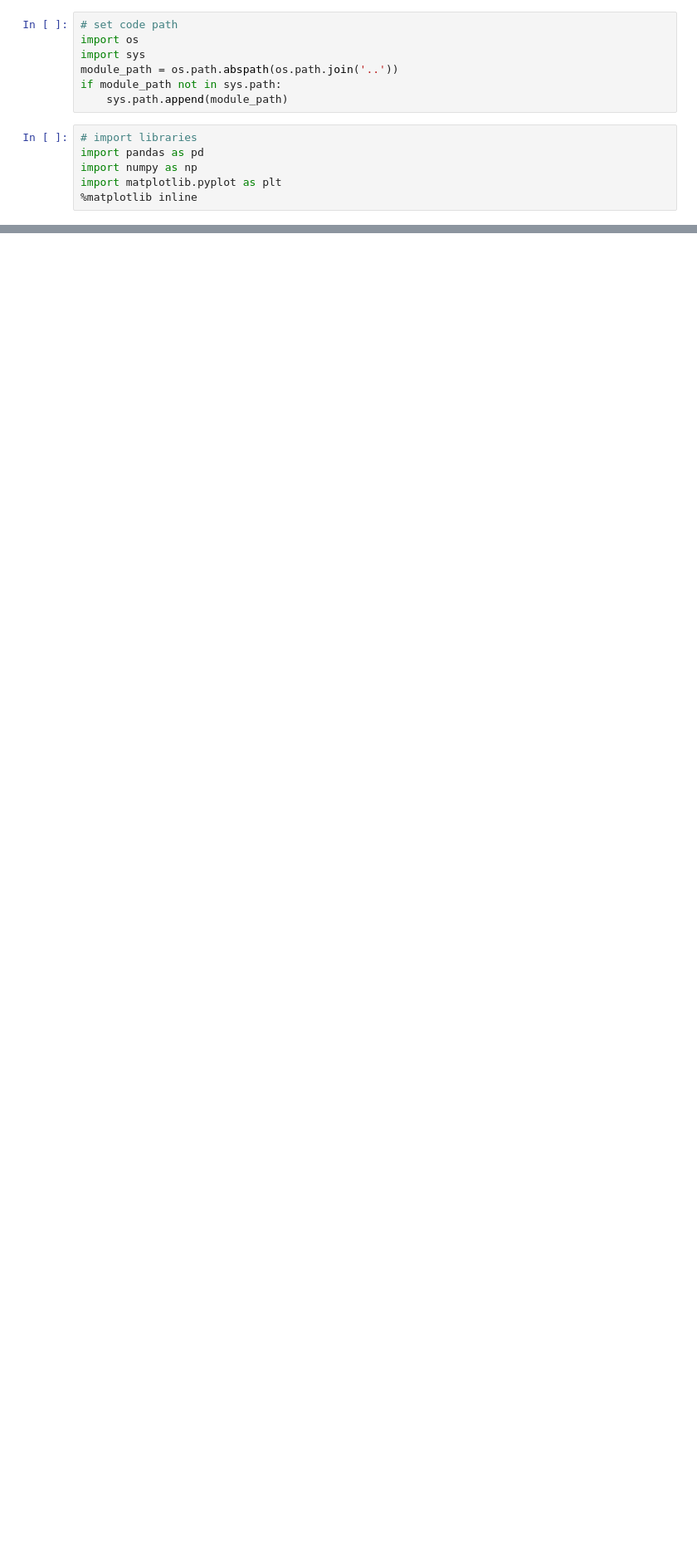
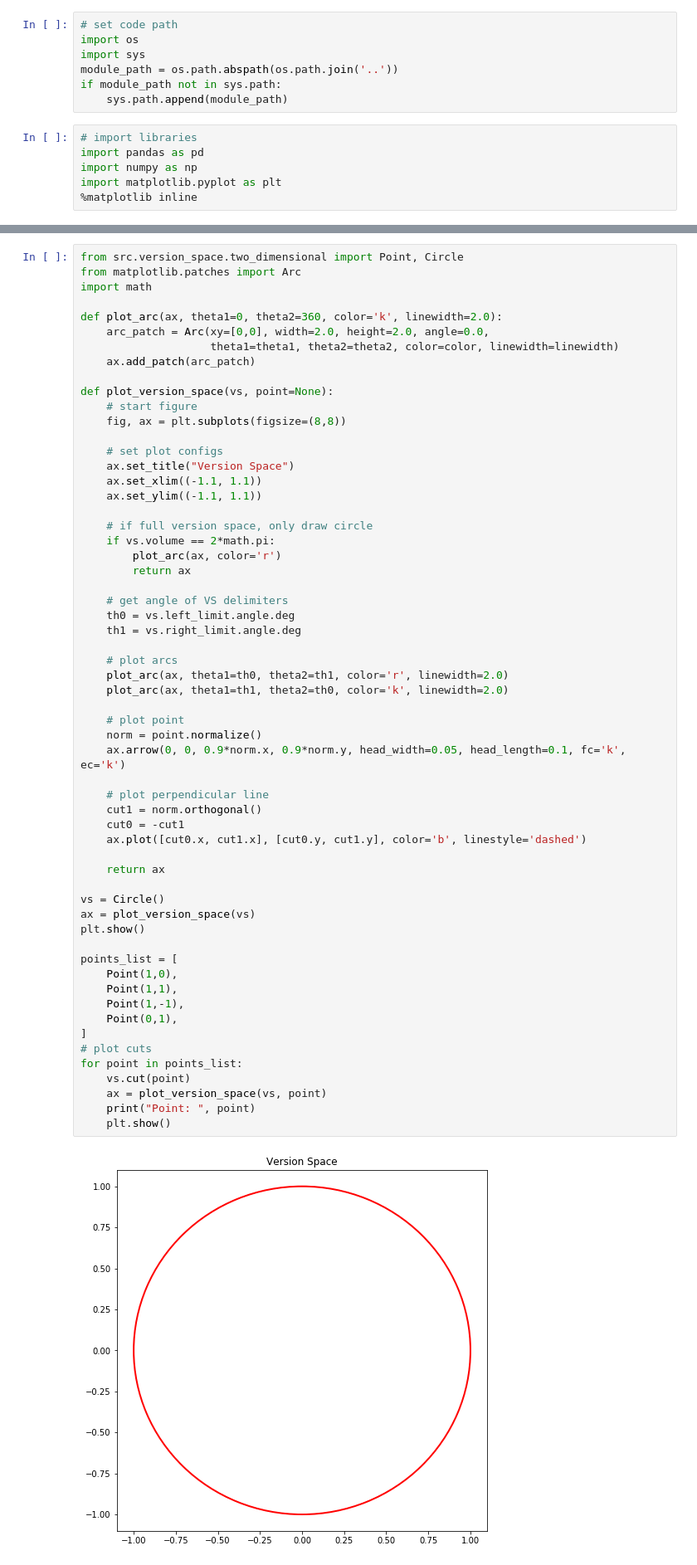
Before and after one commit to AIDEmeProject/PythonMiddleware, a Jupyter notebook: notebooks/version space convergence.ipynb, the cells around one changed output, grey strips where cells are left out. Shown at 83% size. Cells and saved outputs as stored; diff of their text form; blank space fills up the shorter version.

```diff
--- a/notebooks/version space convergence.ipynb
+++ b/notebooks/version space convergence.ipynb
@@ -18,0 +39,61 @@ import matplotlib.pyplot as plt
+# %%
+from src.version_space.two_dimensional import Point, Circle
+from matplotlib.patches import Arc
+import math
+
+def plot_arc(ax, theta1=0, theta2=360, color='k', linewidth=2.0):
+    arc_patch = Arc(xy=[0,0], width=2.0, height=2.0, angle=0.0,
+                    theta1=theta1, theta2=theta2, color=color, linewidth=linewidth)
+    ax.add_patch(arc_patch)
+
+def plot_version_space(vs, point=None):
+    # start figure
+    fig, ax = plt.subplots(figsize=(8,8))
+
+    # set plot configs
+    ax.set_title("Version Space")
+    ax.set_xlim((-1.1, 1.1))
+    ax.set_ylim((-1.1, 1.1))
+
+    # if full version space, only draw circle
+    if vs.volume == 2*math.pi:
+        plot_arc(ax, color='r')
+        return ax
+
+    # get angle of VS delimiters
+    th0 = vs.left_limit.angle.deg
+    th1 = vs.right_limit.angle.deg
+
+    # plot arcs
+    plot_arc(ax, theta1=th0, theta2=th1, color='r', linewidth=2.0)
+    plot_arc(ax, theta1=th1, theta2=th0, color='k', linewidth=2.0)
+
+    # plot point
+    norm = point.normalize()
+    ax.arrow(0, 0, 0.9*norm.x, 0.9*norm.y, head_width=0.05, head_length=0.1, fc='k', ec='k')
+
+    # plot perpendicular line
+    cut1 = norm.orthogonal()
+    cut0 = -cut1
+    ax.plot([cut0.x, cut1.x], [cut0.y, cut1.y], color='b', linestyle='dashed')
+
+    return ax
+
+vs = Circle()
+ax = plot_version_space(vs)
+plt.show()
+
+points_list = [
+    Point(1,0),
+    Point(1,1),
+    Point(1,-1),
+    Point(0,1),
+]
+# plot cuts
+for point in points_list:
+    vs.cut(point)
+    ax = plot_version_space(vs, point)
+    print("Point: ", point)
+    plt.show()
+# %% [output]
+[figure, added]
```
Also changed, not shown: parts of 25 cells of this notebook, 35 other files.
